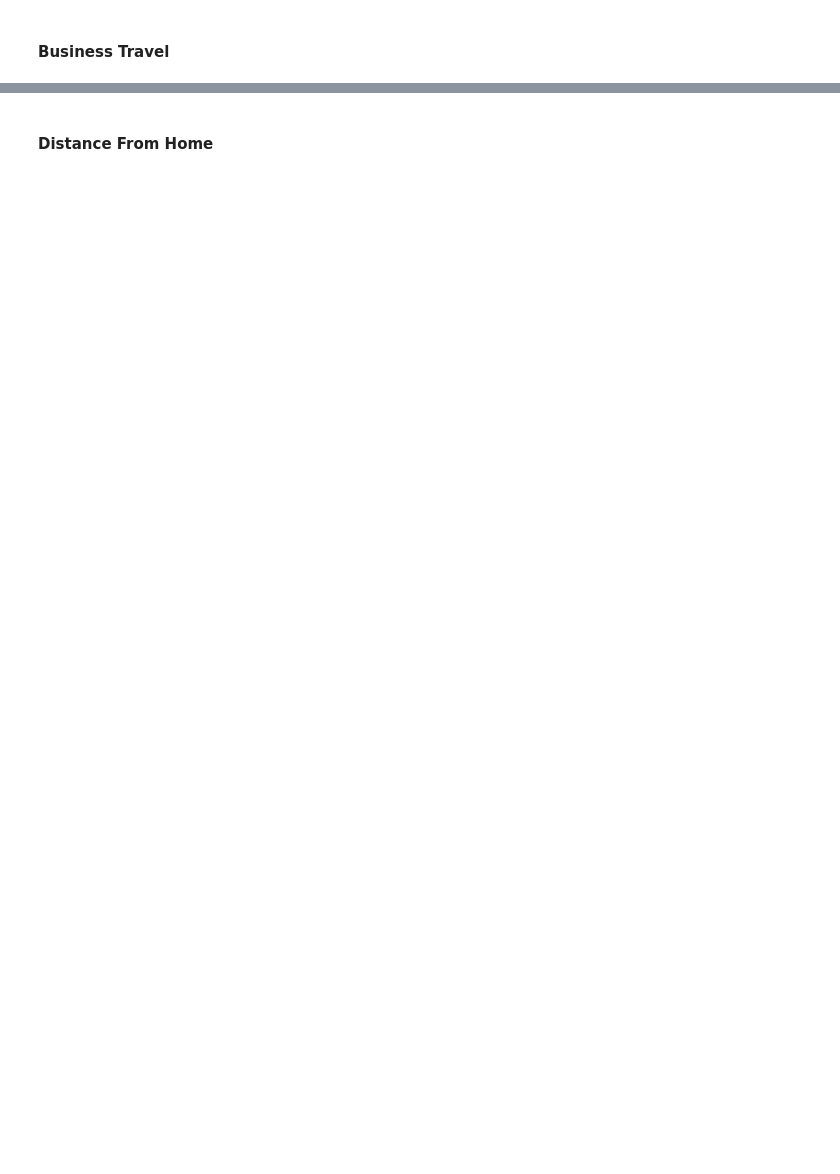
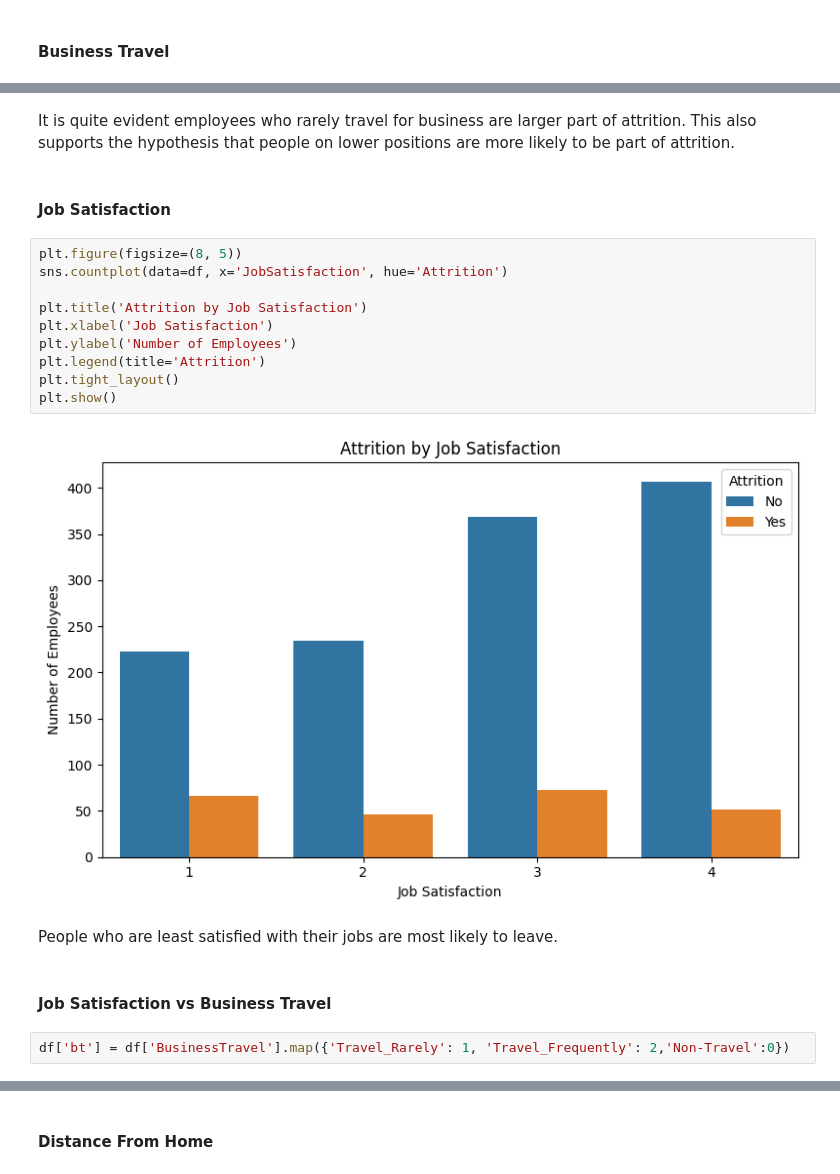
Before and after one commit to AabharanGupta/HR-Attrition-Dashboard, a Jupyter notebook: Project.ipynb, the cells around one changed output, grey strips where cells are left out. Cells and saved outputs as stored; diff of their text form; blank space fills up the shorter version.

```diff
--- a/Project.ipynb
+++ b/Project.ipynb
@@ -528,0 +559,22 @@ plt.show()
+# %% [markdown]
+It is quite evident employees who rarely travel for business are larger part of attrition. This also supports the hypothesis that people on lower positions are more likely to be part of attrition.
+# %% [markdown]
+#### Job Satisfaction
+# %%
+plt.figure(figsize=(8, 5))
+sns.countplot(data=df, x='JobSatisfaction', hue='Attrition')
+
+plt.title('Attrition by Job Satisfaction')
+plt.xlabel('Job Satisfaction')
+plt.ylabel('Number of Employees')
+plt.legend(title='Attrition')
+plt.tight_layout()
+plt.show()
+# %% [output]
+[figure, added]
+# %% [markdown]
+People who are least satisfied with their jobs are most likely to leave.
+# %% [markdown]
+#### Job Satisfaction vs Business Travel
+# %%
+df['bt'] = df['BusinessTravel'].map({'Travel_Rarely': 1, 'Travel_Frequently': 2,'Non-Travel':0})
```
Also changed, not shown: parts of 53 cells of this notebook.
